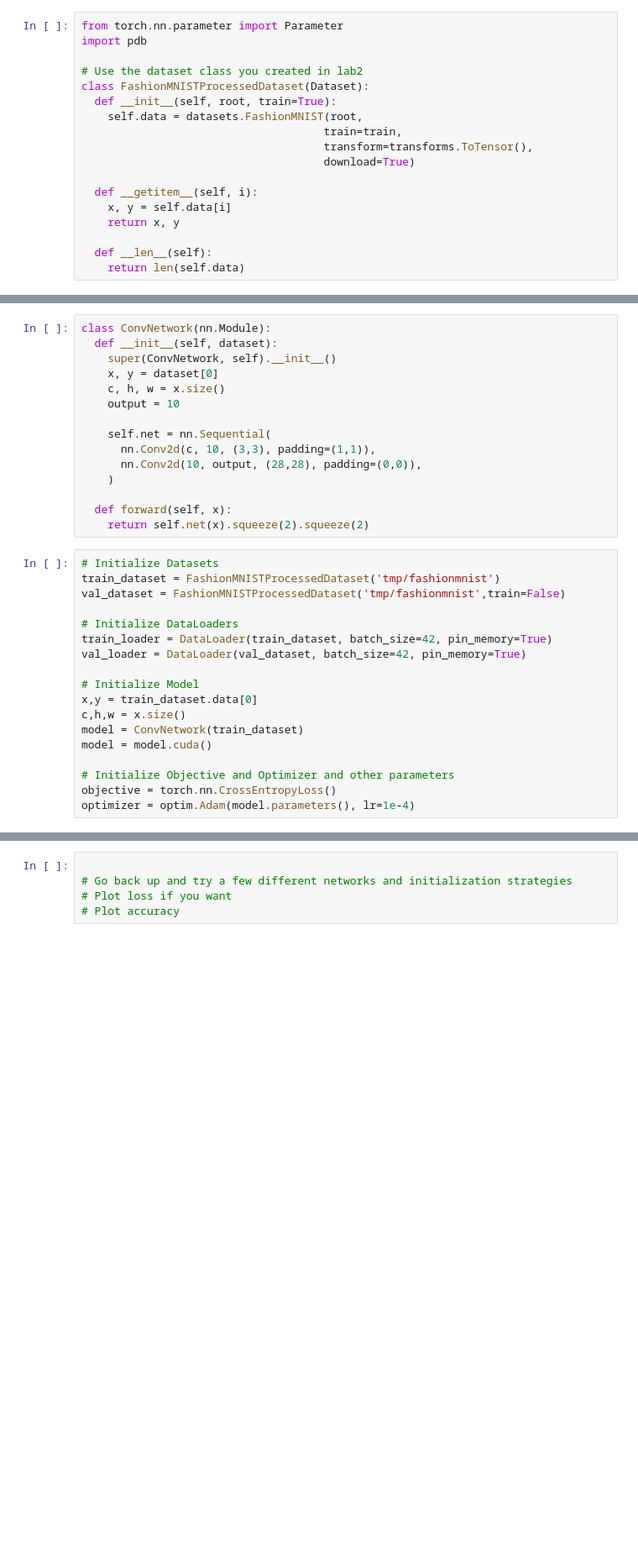
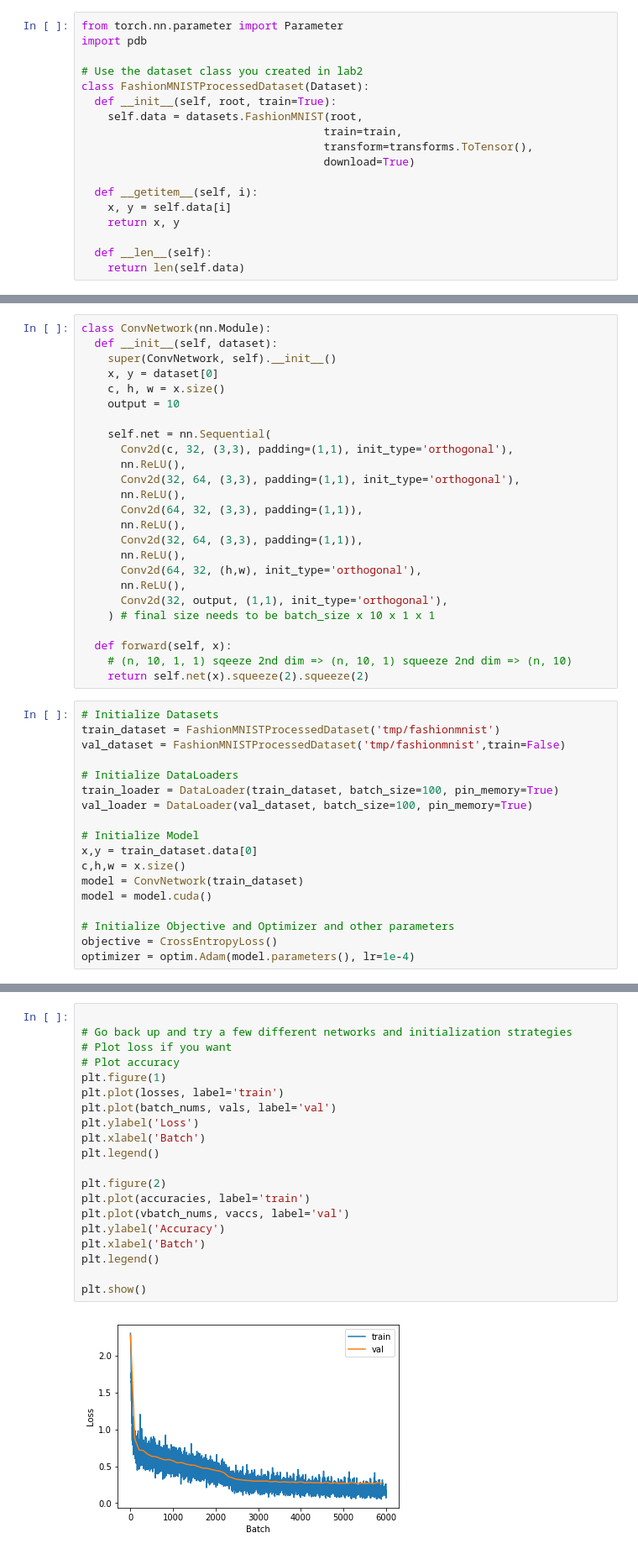
Before and after one commit to mhask94/cs474_labs_f2019, a Jupyter notebook: DL_Lab3.ipynb, the cells around one changed output, grey strips where cells are left out. Shown: that part at 84% size. Cells and saved outputs as stored; diff of their text form; blank space fills up the shorter version.

```diff
--- a/DL_Lab3.ipynb
+++ b/DL_Lab3.ipynb
@@ -153,11 +173,21 @@ class ConvNetwork(nn.Module):
     output = 10
 
     self.net = nn.Sequential(
-      nn.Conv2d(c, 10, (3,3), padding=(1,1)),
-      nn.Conv2d(10, output, (28,28), padding=(0,0)),
-    )
+      Conv2d(c, 32, (3,3), padding=(1,1), init_type='orthogonal'),
+      nn.ReLU(),
+      Conv2d(32, 64, (3,3), padding=(1,1), init_type='orthogonal'),
+      nn.ReLU(),
+      Conv2d(64, 32, (3,3), padding=(1,1)),
+      nn.ReLU(),
+      Conv2d(32, 64, (3,3), padding=(1,1)),
+      nn.ReLU(),
+      Conv2d(64, 32, (h,w), init_type='orthogonal'),
+      nn.ReLU(),
+      Conv2d(32, output, (1,1), init_type='orthogonal'),
+    ) # final size needs to be batch_size x 10 x 1 x 1
 
   def forward(self, x):
+    # (n, 10, 1, 1) sqeeze 2nd dim => (n, 10, 1) squeeze 2nd dim => (n, 10)
     return self.net(x).squeeze(2).squeeze(2)
 # %%
 # Initialize Datasets
@@ -165,8 +195,8 @@ train_dataset = FashionMNISTProcessedDataset('tmp/fashionmnist')
 val_dataset = FashionMNISTProcessedDataset('tmp/fashionmnist',train=False)
 
 # Initialize DataLoaders
-train_loader = DataLoader(train_dataset, batch_size=42, pin_memory=True)
-val_loader = DataLoader(val_dataset, batch_size=42, pin_memory=True)
+train_loader = DataLoader(train_dataset, batch_size=100, pin_memory=True)
+val_loader = DataLoader(val_dataset, batch_size=100, pin_memory=True)
 
 # Initialize Model
 x,y = train_dataset.data[0]
@@ -175,5 +205,5 @@ model = ConvNetwork(train_dataset)
 model = model.cuda()
 
 # Initialize Objective and Optimizer and other parameters
-objective = torch.nn.CrossEntropyLoss()
+objective = CrossEntropyLoss()
 optimizer = optim.Adam(model.parameters(), lr=1e-4)
@@ -249,5 +283,22 @@ with close to 1,000,000 parameters.
 # %%
 
 # Go back up and try a few different networks and initialization strategies
 # Plot loss if you want
 # Plot accuracy
+plt.figure(1)
+plt.plot(losses, label='train')
+plt.plot(batch_nums, vals, label='val')
+plt.ylabel('Loss')
+plt.xlabel('Batch')
+plt.legend()
+
+plt.figure(2)
+plt.plot(accuracies, label='train')
+plt.plot(vbatch_nums, vaccs, label='val')
+plt.ylabel('Accuracy')
+plt.xlabel('Batch')
+plt.legend()
+
+plt.show()
+# %% [output]
+[figure, added]
```
Also changed, not shown: parts of 13 cells of this notebook.
